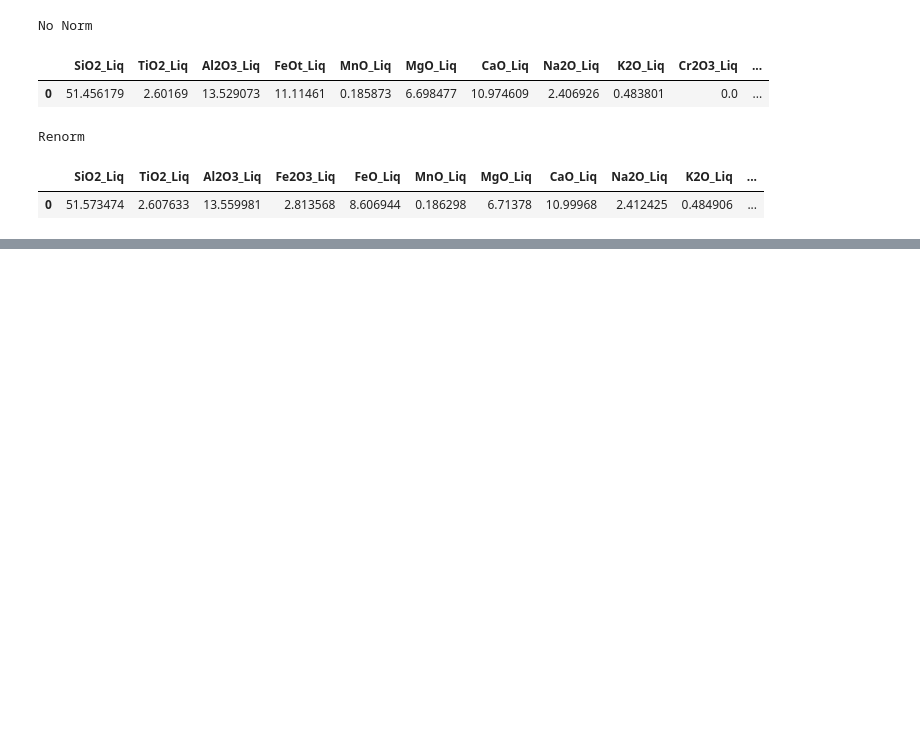
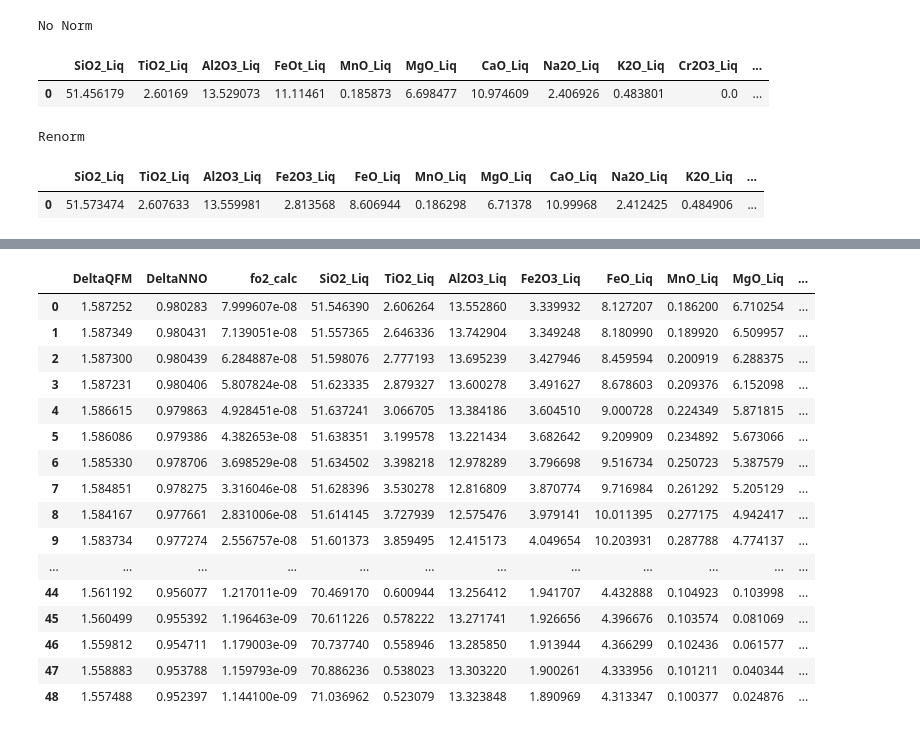
Before and after one commit to PennyWieser/Thermobar, a Jupyter notebook: docs/Examples/Other_features/fo2_to_Fe3FeT.ipynb, the cells around one changed output, grey strips where cells are left out. Drawn from its saved outputs; the diff is of its cells as text; code cells hidden in the pictures; blank space fills up the shorter version.

```diff
--- a/docs/Examples/Other_features/fo2_to_Fe3FeT.ipynb
+++ b/docs/Examples/Other_features/fo2_to_Fe3FeT.ipynb
@@ -123,0 +128,24 @@ Renorm
+# %%
+## The inversion isn't quite perfect, but is very close
+calc_fo2=pt.convert_fe_partition_to_fo2(liq_comps=myLiquids_Fe3_Kress_norm_NNO1,
+                                        T_K=T_HT87, P_kbar=3, model="Kress1991", renorm=False)
+# %%
+calc_fo2
+# %% [output]
+|  | DeltaQFM | DeltaNNO | fo2_calc | SiO2_Liq | TiO2_Liq | Al2O3_Liq | Fe2O3_Liq | FeO_Liq | MnO_Liq | MgO_Liq | ... |
+| 0 | 1.587252 | 0.980283 | 7.999607e-08 | 51.546390 | 2.606264 | 13.552860 | 3.339932 | 8.127207 | 0.186200 | 6.710254 | ... |
+| 1 | 1.587349 | 0.980431 | 7.139051e-08 | 51.557365 | 2.646336 | 13.742904 | 3.349248 | 8.180990 | 0.189920 | 6.509957 | ... |
+| 2 | 1.587300 | 0.980439 | 6.284887e-08 | 51.598076 | 2.777193 | 13.695239 | 3.427946 | 8.459594 | 0.200919 | 6.288375 | ... |
+| 3 | 1.587231 | 0.980406 | 5.807824e-08 | 51.623335 | 2.879327 | 13.600278 | 3.491627 | 8.678603 | 0.209376 | 6.152098 | ... |
+| 4 | 1.586615 | 0.979863 | 4.928451e-08 | 51.637241 | 3.066705 | 13.384186 | 3.604510 | 9.000728 | 0.224349 | 5.871815 | ... |
+| 5 | 1.586086 | 0.979386 | 4.382653e-08 | 51.638351 | 3.199578 | 13.221434 | 3.682642 | 9.209909 | 0.234892 | 5.673066 | ... |
+| 6 | 1.585330 | 0.978706 | 3.698529e-08 | 51.634502 | 3.398218 | 12.978289 | 3.796698 | 9.516734 | 0.250723 | 5.387579 | ... |
+| 7 | 1.584851 | 0.978275 | 3.316046e-08 | 51.628396 | 3.530278 | 12.816809 | 3.870774 | 9.716984 | 0.261292 | 5.205129 | ... |
+| 8 | 1.584167 | 0.977661 | 2.831006e-08 | 51.614145 | 3.727939 | 12.575476 | 3.979141 | 10.011395 | 0.277175 | 4.942417 | ... |
+| 9 | 1.583734 | 0.977274 | 2.556757e-08 | 51.601373 | 3.859495 | 12.415173 | 4.049654 | 10.203931 | 0.287788 | 4.774137 | ... |
+| ... | ... | ... | ... | ... | ... | ... | ... | ... | ... | ... | ... |
+| 44 | 1.561192 | 0.956077 | 1.217011e-09 | 70.469170 | 0.600944 | 13.256412 | 1.941707 | 4.432888 | 0.104923 | 0.103998 | ... |
+| 45 | 1.560499 | 0.955392 | 1.196463e-09 | 70.611226 | 0.578222 | 13.271741 | 1.926656 | 4.396676 | 0.103574 | 0.081069 | ... |
+| 46 | 1.559812 | 0.954711 | 1.179003e-09 | 70.737740 | 0.558946 | 13.285850 | 1.913944 | 4.366299 | 0.102436 | 0.061577 | ... |
+| 47 | 1.558883 | 0.953788 | 1.159793e-09 | 70.886236 | 0.538023 | 13.303220 | 1.900261 | 4.333956 | 0.101211 | 0.040344 | ... |
+| 48 | 1.557488 | 0.952397 | 1.144100e-09 | 71.036962 | 0.523079 | 13.323848 | 1.890969 | 4.313347 | 0.100377 | 0.024876 | ... |
```
Also changed, not shown: parts of 4 cells of this notebook, 6 other files.
